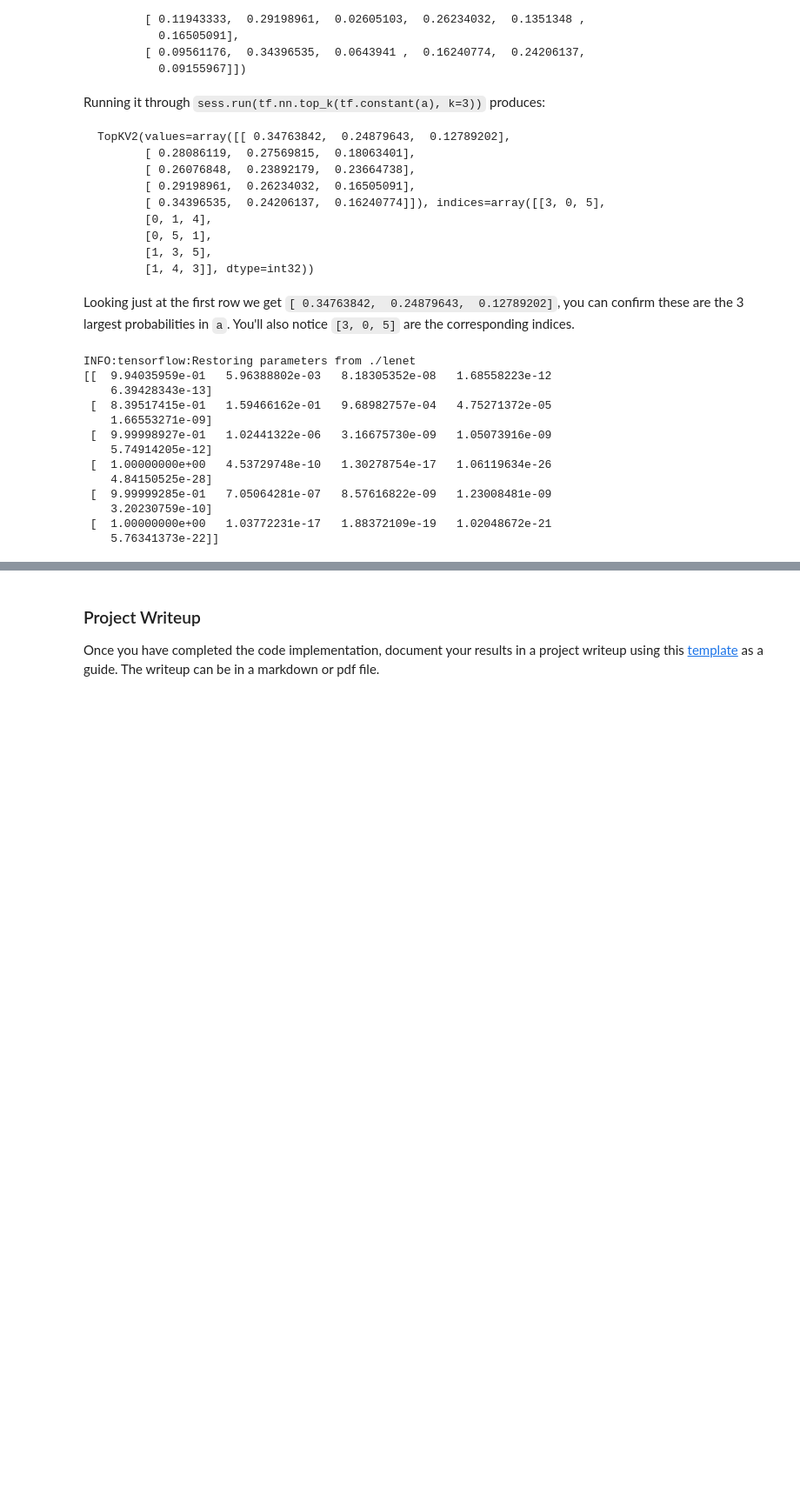
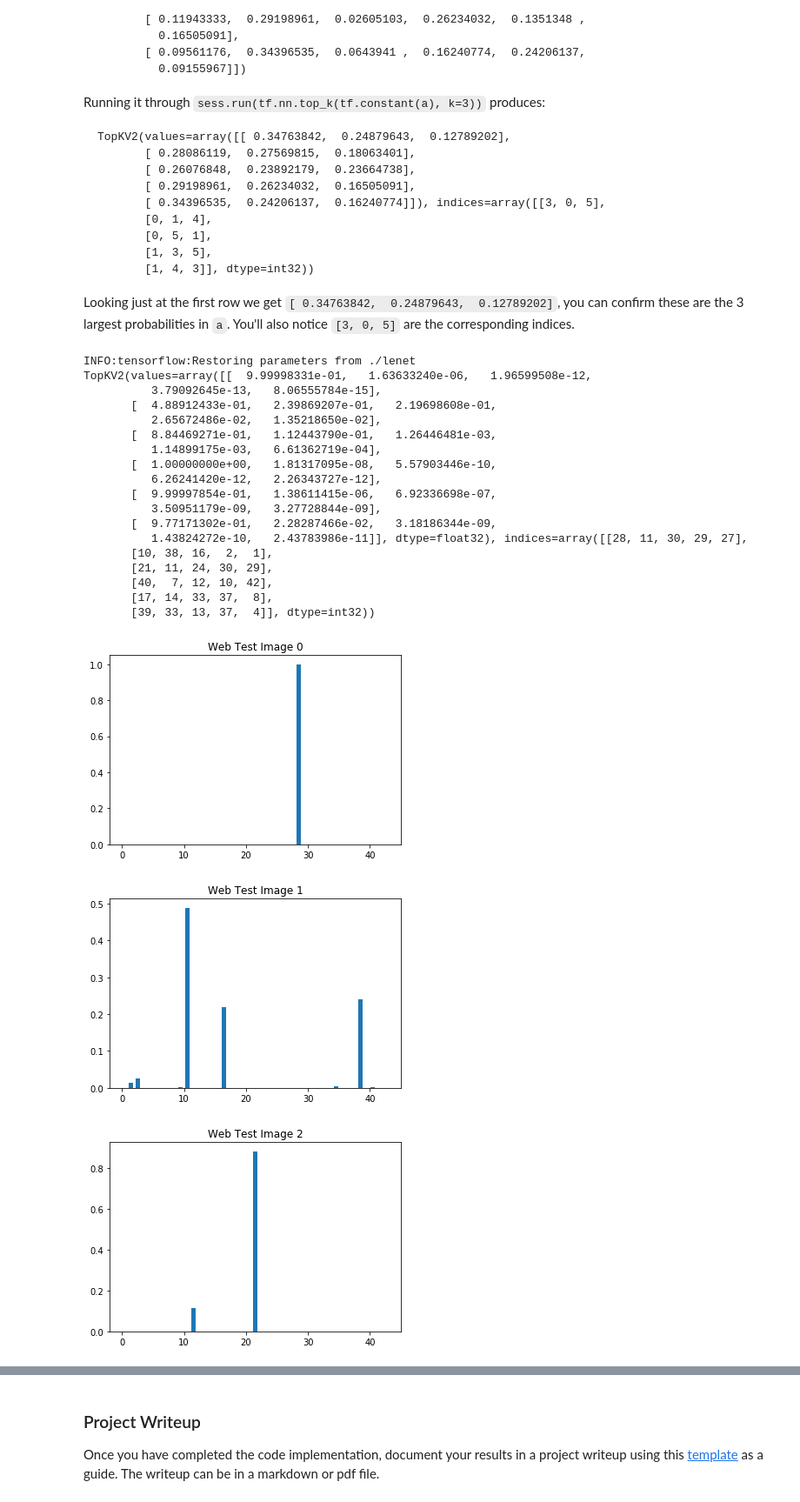
Before and after one commit to JiangboYu13/CarND-Traffic-Sign-Classifier-Project, a Jupyter notebook: Traffic_Sign_Classifier.ipynb, the cells around one changed output, grey strips where cells are left out. Shown at 87% size. Cells and saved outputs as stored; diff of their text form; code cells hidden in the pictures; blank space fills up the shorter version.

```diff
--- a/Traffic_Sign_Classifier.ipynb
+++ b/Traffic_Sign_Classifier.ipynb
@@ -236,7 +236,7 @@ for i in range(row_num):
 ## Training Images Augmentation
 # %%
 #By randomly changing the brightness and add gaussian noise to augment training images
-def data_aug(img):
+def rand_brig(img):
     #Change brightness randomly
     shifted = img + 1.0
     img_max_value = max(shifted.flatten())
@@ -244,11 +244,15 @@ def data_aug(img):
     min_coef = max_coef - 0.1
     coef = np.random.uniform(min_coef, max_coef)
     dst = shifted * coef - 1.0
+    return dst
+def gaus_noise(img):
+    #Add Gaussian Noise
     mean = 0
     sigma = 0.025
-    #Add Gaussian Noise
     gauss = np.random.normal(mean,sigma,img.shape)
-    dst = dst + gauss
+    dst = img + gauss
     return dst
+def img_aug(img):
+    return gaus_noise(rand_brig(img))
 
-X_train_auged = np.array(list(map(data_aug, X_train_norm)))
+X_train_auged = np.array(list(map(img_aug, X_train_norm)))
@@ -519,21 +523,36 @@ Looking just at the first row we get `[ 0.34763842,  0.24879643,  0.12789202]`,
 # %%
 ### Print out the top five softmax probabilities for the predictions on the German traffic sign images found on the web.
 ### Feel free to use as many code cells as needed.
 with tf.Session() as sess:
     saver.restore(sess, './lenet')
-    top_5_res = sess.run(top_5,feed_dict={x: X_test_own, keep_prob: 1})
-    print(top_5_res[0])
+    top_5_res, softmax_res = sess.run([top_5, softmax],feed_dict={x: X_test_own, keep_prob: 1})
+    print(top_5_res)
+for i in range(softmax_res.shape[0]):
+    bins = np.arange(n_classes+1)
+    width = 0.7 * (bins[1] - bins[0])
+    center = (bins[:-1] + bins[1:]) / 2
+    plt.bar(center, softmax_res[i], align='center', width=width)
+    plt.title("Web Test Image {}".format(i))
+    plt.show()
 # %% [output]
 INFO:tensorflow:Restoring parameters from ./lenet
-[[  9.94035959e-01   5.96388802e-03   8.18305352e-08   1.68558223e-12
-    6.39428343e-13]
- [  8.39517415e-01   1.59466162e-01   9.68982757e-04   4.75271372e-05
-    1.66553271e-09]
- [  9.99998927e-01   1.02441322e-06   3.16675730e-09   1.05073916e-09
-    5.74914205e-12]
- [  1.00000000e+00   4.53729748e-10   1.30278754e-17   1.06119634e-26
-    4.84150525e-28]
- [  9.99999285e-01   7.05064281e-07   8.57616822e-09   1.23008481e-09
-    3.20230759e-10]
- [  1.00000000e+00   1.03772231e-17   1.88372109e-19   1.02048672e-21
-    5.76341373e-22]]
+TopKV2(values=array([[  9.99998331e-01,   1.63633240e-06,   1.96599508e-12,
+          3.79092645e-13,   8.06555784e-15],
+       [  4.88912433e-01,   2.39869207e-01,   2.19698608e-01,
+          2.65672486e-02,   1.35218650e-02],
+       [  8.84469271e-01,   1.12443790e-01,   1.26446481e-03,
+          1.14899175e-03,   6.61362719e-04],
+       [  1.00000000e+00,   1.81317095e-08,   5.57903446e-10,
+          6.26241420e-12,   2.26343727e-12],
+       [  9.99997854e-01,   1.38611415e-06,   6.92336698e-07,
+          3.50951179e-09,   3.27728844e-09],
+       [  9.77171302e-01,   2.28287466e-02,   3.18186344e-09,
+          1.43824272e-10,   2.43783986e-11]], dtype=float32), indices=array([[28, 11, 30, 29, 27],
+       [10, 38, 16,  2,  1],
+       [21, 11, 24, 30, 29],
+       [40,  7, 12, 10, 42],
+       [17, 14, 33, 37,  8],
+       [39, 33, 13, 37,  4]], dtype=int32))
+[figure, added]
+[figure, added]
+[figure, added]
```
Also changed, not shown: parts of 11 cells of this notebook, 11 other files.
